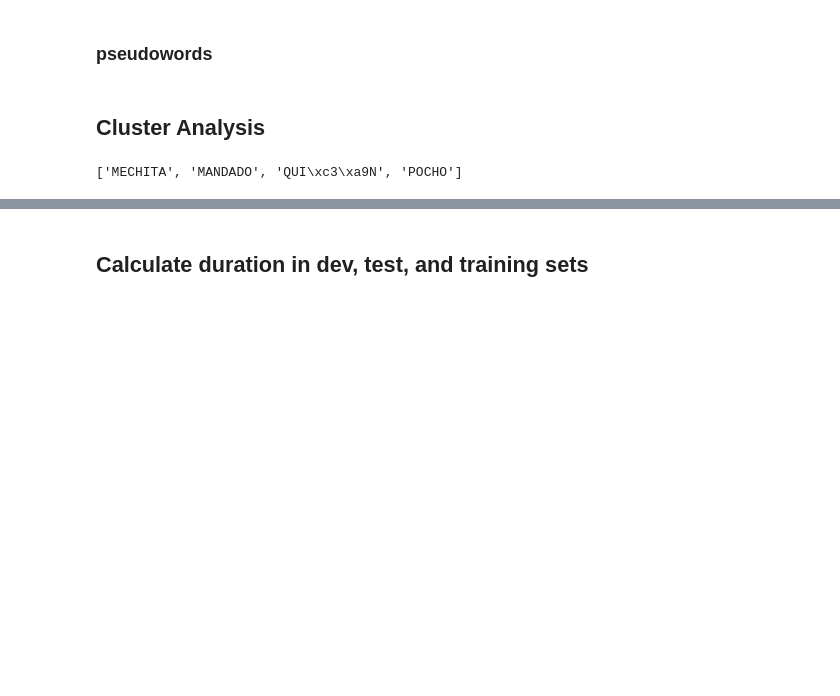
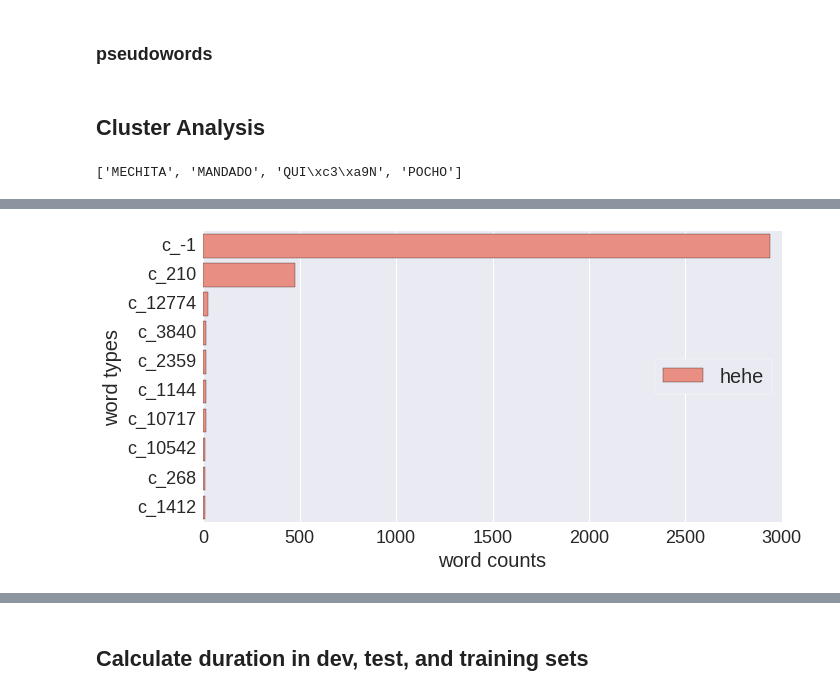
Before and after one commit to 0xSameer/speech_patterns, a Jupyter notebook: visualize_utd.ipynb, the cells around one changed output, grey strips where cells are left out. Saved outputs shown, nothing was run; the diff lists cells and outputs as text; code cells hidden in the pictures; blank space fills up the shorter version.

```diff
--- a/visualize_utd.ipynb
+++ b/visualize_utd.ipynb
@@ -432,0 +446,4 @@ plot_word_freq(w_count['train']['es_cnt'])
+# %%
+plot_word_freq(train_pwords, fig_name="hehe", prefix='c', color="salmon")
+# %% [output]
+[figure, added]
```
Also changed, not shown: parts of 26 cells of this notebook.
